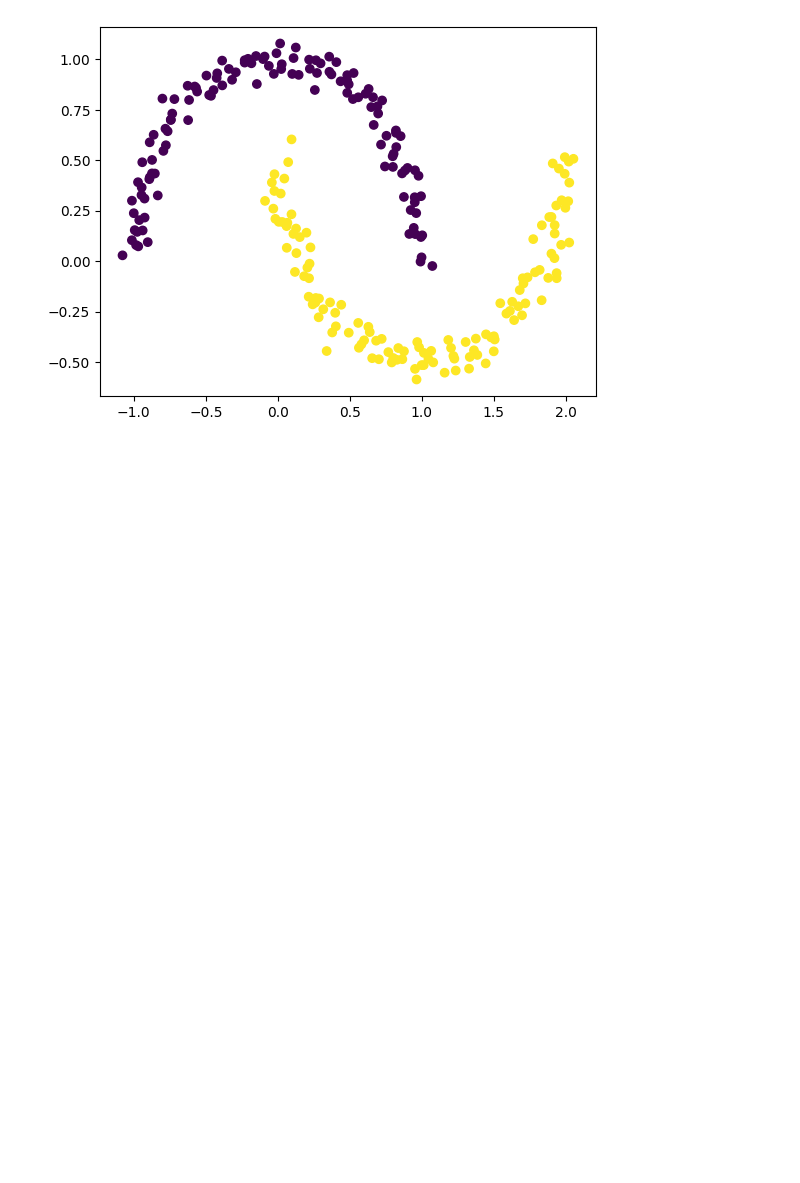
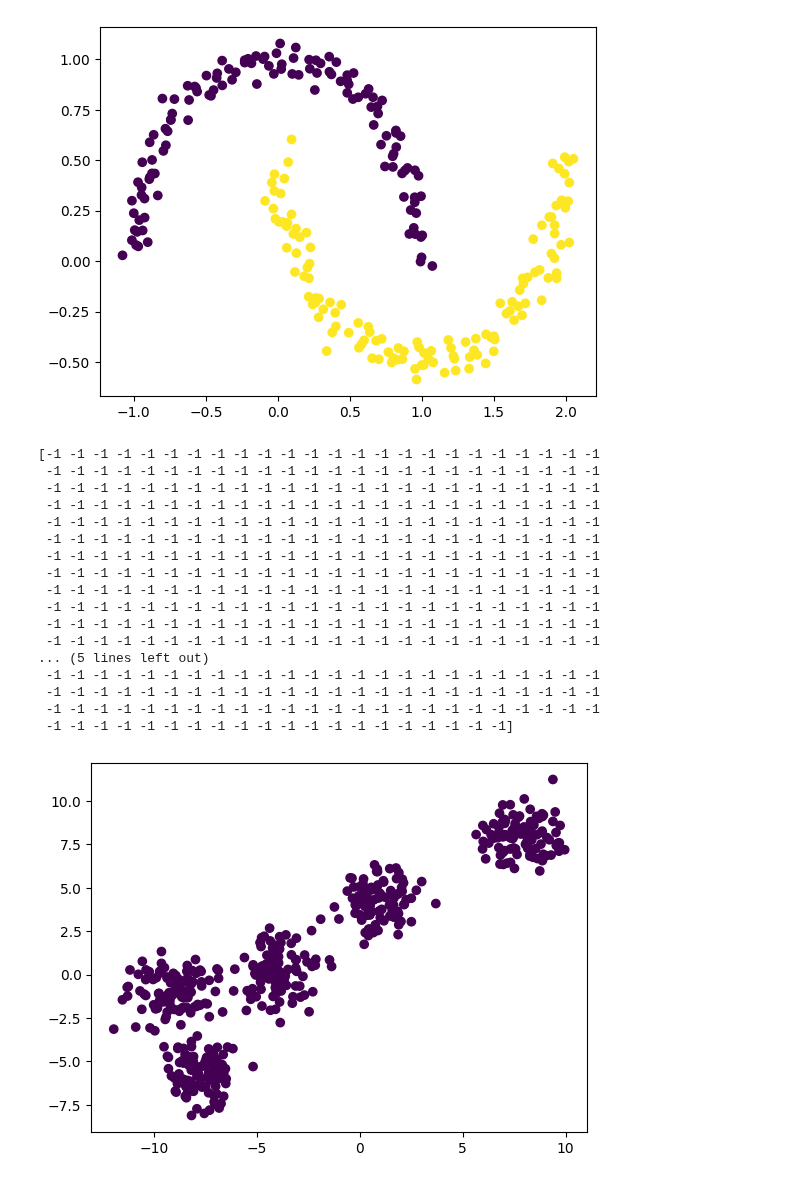
Before and after one commit to Sandilya0241/PythonBasicBootCamp, a Jupyter notebook: 39 DBScan Clustering Algorithm/39.4-dbscan-implementation.ipynb, the cells around one changed output. Drawn from its saved outputs; the diff is of its cells as text; code cells hidden in the pictures; blank space fills up the shorter version.

Commit message:
dbscan completed

```diff
--- a/39 DBScan Clustering Algorithm/39.1-dbscan-implementation.ipynb
+++ b/39 DBScan Clustering Algorithm/39.4-dbscan-implementation.ipynb
@@ -83,3 +83,40 @@ plt.scatter(X[:,0],X[:,1],c=dbscan.labels_)
 # %% [output]
 <matplotlib.collections.PathCollection at 0x...>
 [figure]
+# %%
+from sklearn.cluster import DBSCAN
+from matplotlib import pyplot as plt
+
+from sklearn.cluster import KMeans
+import numpy as np
+from matplotlib import pyplot as plt
+from sklearn.datasets import make_blobs
+
+x,y = make_blobs(n_samples=500, n_features = 2, centers= 5, random_state = 3)  #creating dataset
+
+
+dbs = DBSCAN (eps = 0.1, min_samples= 5)
+dbs.fit(x)                    #training
+ypred = dbs.fit_predict(x)
+print(ypred)                  #printing class for each data point
+plt.scatter(x[:,0], x[:,1], c=ypred)
+plt.show()
+# %% [output]
+[-1 -1 -1 -1 -1 -1 -1 -1 -1 -1 -1 -1 -1 -1 -1 -1 -1 -1 -1 -1 -1 -1 -1 -1
+ -1 -1 -1 -1 -1 -1 -1 -1 -1 -1 -1 -1 -1 -1 -1 -1 -1 -1 -1 -1 -1 -1 -1 -1
+ -1 -1 -1 -1 -1 -1 -1 -1 -1 -1 -1 -1 -1 -1 -1 -1 -1 -1 -1 -1 -1 -1 -1 -1
+ -1 -1 -1 -1 -1 -1 -1 -1 -1 -1 -1 -1 -1 -1 -1 -1 -1 -1 -1 -1 -1 -1 -1 -1
+ -1 -1 -1 -1 -1 -1 -1 -1 -1 -1 -1 -1 -1 -1 -1 -1 -1 -1 -1 -1 -1 -1 -1 -1
+ -1 -1 -1 -1 -1 -1 -1 -1 -1 -1 -1 -1 -1 -1 -1 -1 -1 -1 -1 -1 -1 -1 -1 -1
+ -1 -1 -1 -1 -1 -1 -1 -1 -1 -1 -1 -1 -1 -1 -1 -1 -1 -1 -1 -1 -1 -1 -1 -1
+ -1 -1 -1 -1 -1 -1 -1 -1 -1 -1 -1 -1 -1 -1 -1 -1 -1 -1 -1 -1 -1 -1 -1 -1
+ -1 -1 -1 -1 -1 -1 -1 -1 -1 -1 -1 -1 -1 -1 -1 -1 -1 -1 -1 -1 -1 -1 -1 -1
+ -1 -1 -1 -1 -1 -1 -1 -1 -1 -1 -1 -1 -1 -1 -1 -1 -1 -1 -1 -1 -1 -1 -1 -1
+ -1 -1 -1 -1 -1 -1 -1 -1 -1 -1 -1 -1 -1 -1 -1 -1 -1 -1 -1 -1 -1 -1 -1 -1
+ -1 -1 -1 -1 -1 -1 -1 -1 -1 -1 -1 -1 -1 -1 -1 -1 -1 -1 -1 -1 -1 -1 -1 -1
+... (5 lines left out)
+ -1 -1 -1 -1 -1 -1 -1 -1 -1 -1 -1 -1 -1 -1 -1 -1 -1 -1 -1 -1 -1 -1 -1 -1
+ -1 -1 -1 -1 -1 -1 -1 -1 -1 -1 -1 -1 -1 -1 -1 -1 -1 -1 -1 -1 -1 -1 -1 -1
+ -1 -1 -1 -1 -1 -1 -1 -1 -1 -1 -1 -1 -1 -1 -1 -1 -1 -1 -1 -1 -1 -1 -1 -1
+ -1 -1 -1 -1 -1 -1 -1 -1 -1 -1 -1 -1 -1 -1 -1 -1 -1 -1 -1 -1]
+[figure, added]
```
Also changed, not shown: 1 other file.
